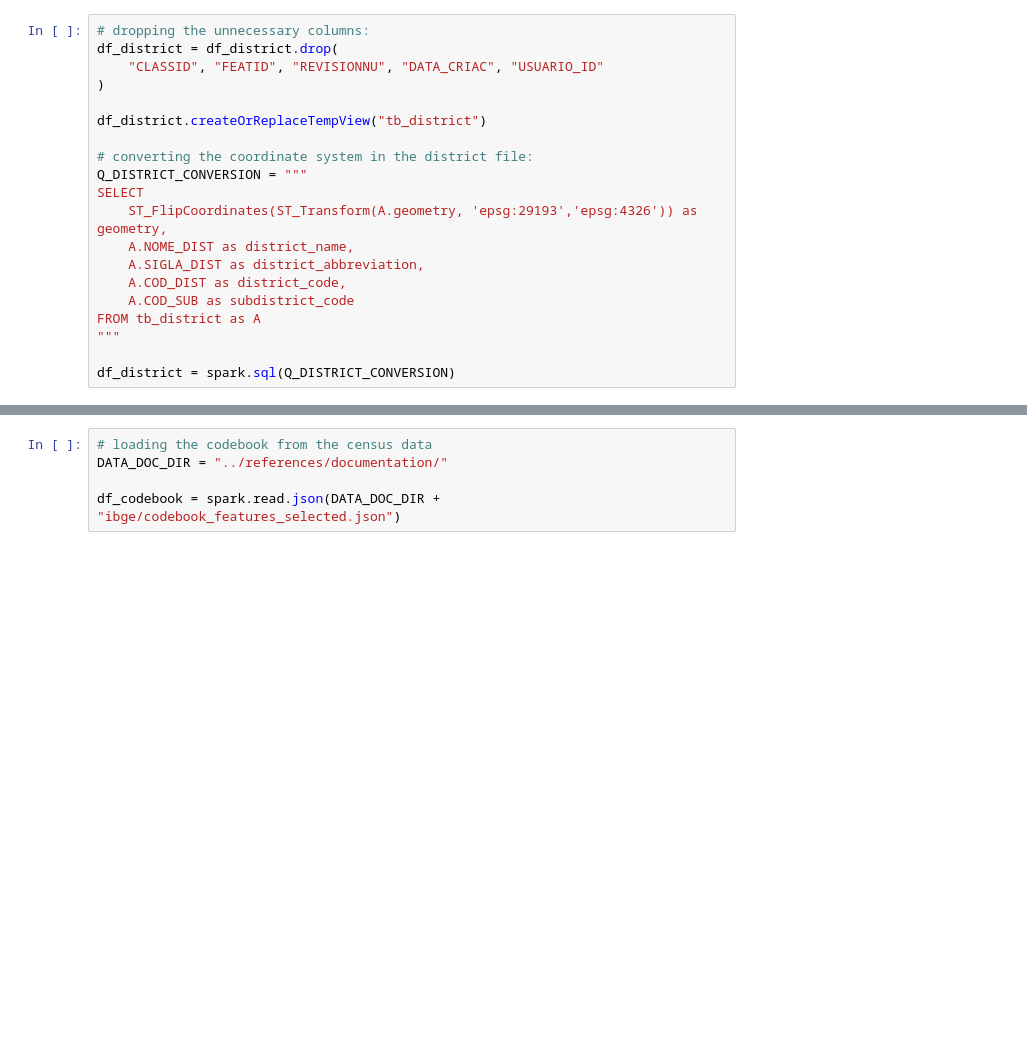
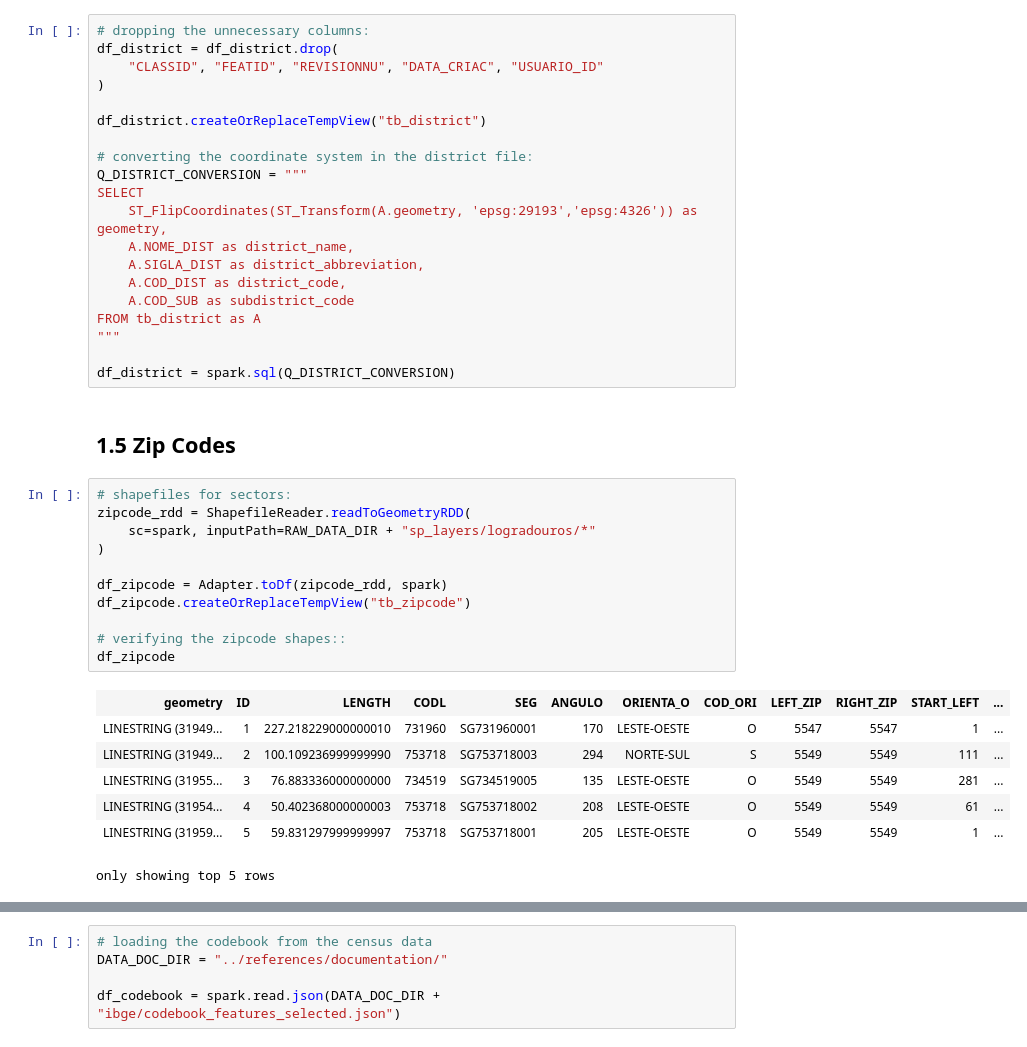
Before and after one commit to mateuspicanco/project-atlas-sao-paulo, a Jupyter notebook: notebooks/1.2 Data Prep - IBGE Census.ipynb, the cells around one changed output, grey strips where cells are left out. Cells and saved outputs as stored; diff of their text form; blank space fills up the shorter version.

Commit message:
feat: implemented datasets up to zipcode-level census features

```diff
--- a/notebooks/1.2 Data Prep - IBGE Census.ipynb
+++ b/notebooks/1.2 Data Prep - IBGE Census.ipynb
@@ -298,3 +298,24 @@ FROM tb_district as A
 """
 
 df_district = spark.sql(Q_DISTRICT_CONVERSION)
+# %% [markdown]
+## 1.5 Zip Codes
+# %%
+# shapefiles for sectors:
+zipcode_rdd = ShapefileReader.readToGeometryRDD(
+    sc=spark, inputPath=RAW_DATA_DIR + "sp_layers/logradouros/*"
+)
+
+df_zipcode = Adapter.toDf(zipcode_rdd, spark)
+df_zipcode.createOrReplaceTempView("tb_zipcode")
+
+# verifying the zipcode shapes::
+df_zipcode
+# %% [output]
+| geometry | ID | LENGTH | CODL | SEG | ANGULO | ORIENTA_O | COD_ORI | LEFT_ZIP | RIGHT_ZIP | START_LEFT | ... |
+| LINESTRING (31949... | 1 | 227.218229000000010 | 731960 | SG731960001 | 170 | LESTE-OESTE | O | 5547 | 5547 | 1 | ... |
+| LINESTRING (31949... | 2 | 100.109236999999990 | 753718 | SG753718003 | 294 | NORTE-SUL | S | 5549 | 5549 | 111 | ... |
+| LINESTRING (31955... | 3 | 76.883336000000000 | 734519 | SG734519005 | 135 | LESTE-OESTE | O | 5549 | 5549 | 281 | ... |
+| LINESTRING (31954... | 4 | 50.402368000000003 | 753718 | SG753718002 | 208 | LESTE-OESTE | O | 5549 | 5549 | 61 | ... |
+| LINESTRING (31959... | 5 | 59.831297999999997 | 753718 | SG753718001 | 205 | LESTE-OESTE | O | 5549 | 5549 | 1 | ... |
+only showing top 5 rows
```
Also changed, not shown: parts of 57 cells of this notebook, 1 other file.
